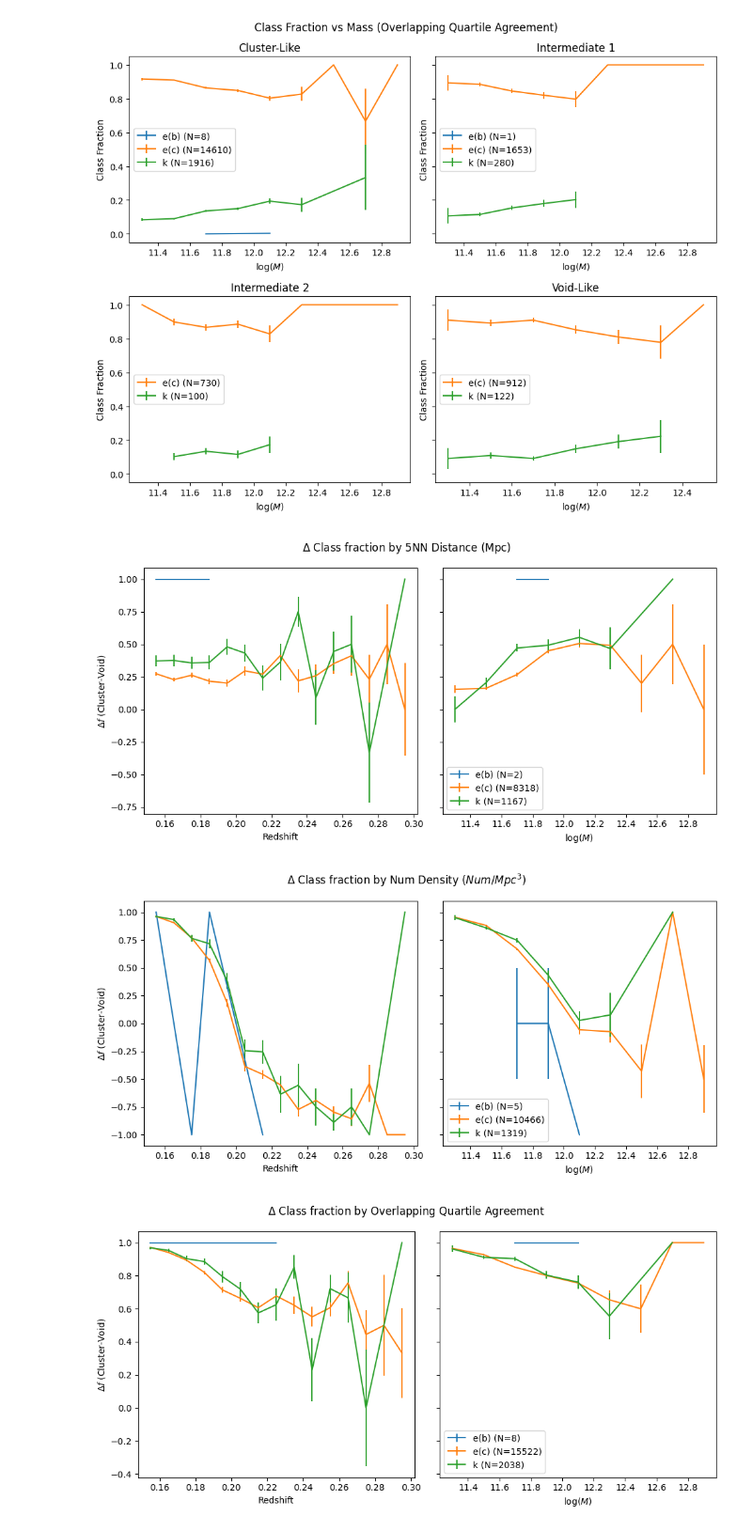
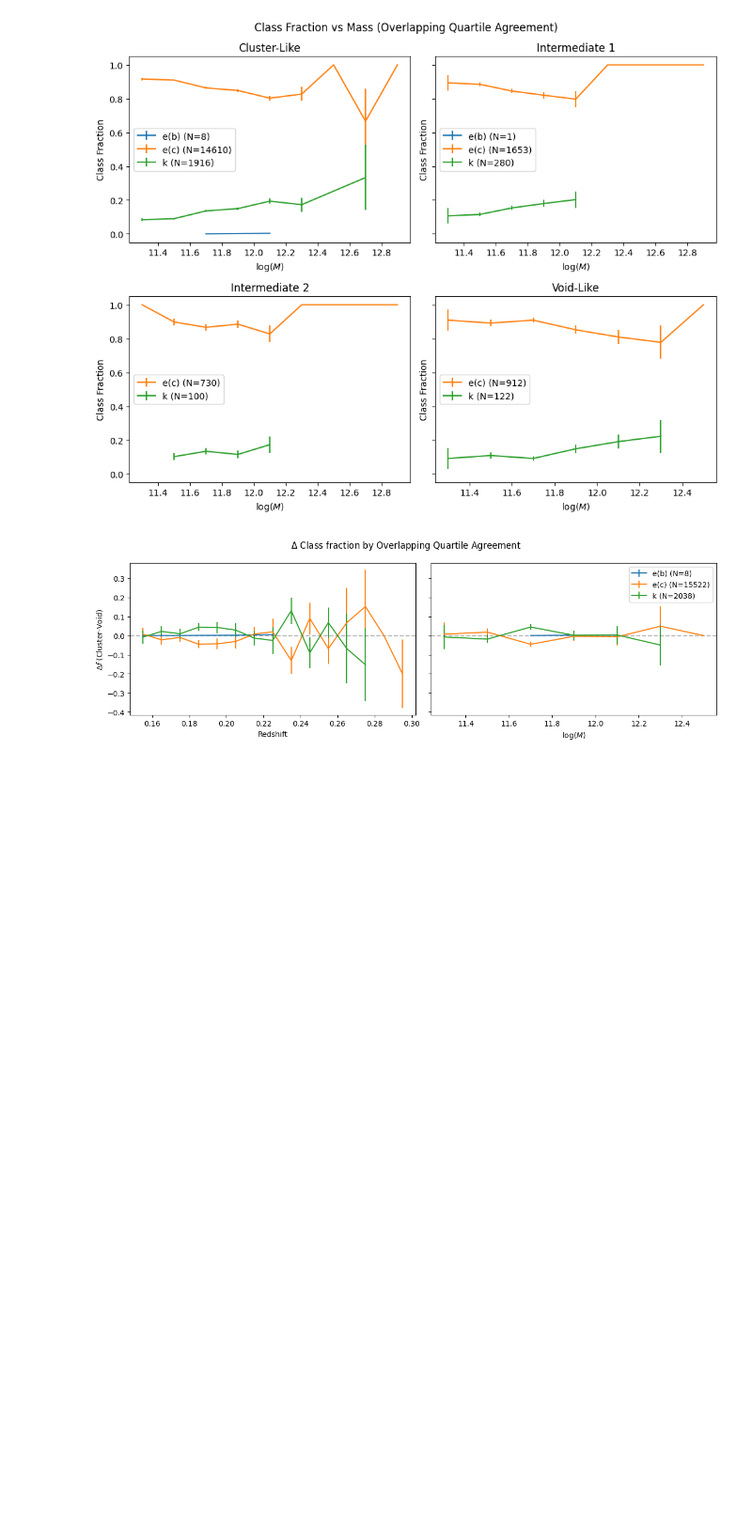
Before and after one commit to maraMaraschino/capstone-project, a Jupyter notebook: Notebooks/analysis_notebook.ipynb, the cells around one changed output. Shown at 94% size. Drawn from its saved outputs; the diff is of its cells as text; code cells hidden in the pictures; blank space fills up the shorter version.

Commit message:
Full analysis run

```diff
--- a/Notebooks/analysis_notebook.ipynb
+++ b/Notebooks/analysis_notebook.ipynb
@@ -818,7 +818,7 @@ def delta_class_frac(analysis_sample, env_type):
     cmap = plt.get_cmap("tab10")
     class_colors = {cls: cmap(i) for i, cls in enumerate(classes)}
 
-    fig, axes = plt.subplots(1, 2, figsize=(10, 5), sharex=False, sharey=True)
+    fig, axes = plt.subplots(1, 2, figsize=(12, 4), sharex=False, sharey=True)
     axes = axes.flatten()
 
     for cls in classes:
@@ -839,13 +839,23 @@ def delta_class_frac(analysis_sample, env_type):
             .reset_index()
         )
 
-        z_counts["N"] = z_counts.groupby(["z_bin"], observed=True)["count"].transform("sum")
+        z_totals = (
+            subset
+            .groupby(["z_bin", env_type], observed=True)
+            .size()
+            .rename("N")
+            .reset_index()
+        )
+
+        z_counts = z_counts.merge(z_totals, on=["z_bin", env_type], how="left")
+
+        #z_counts["N"] = z_counts.groupby(["z_bin", env_type], observed=True)["count"].transform("sum")
         z_counts["fraction"] = z_counts["count"] / z_counts["N"]
         z_counts["sigma_f"] = np.sqrt(z_counts["fraction"] * (1 - z_counts["fraction"]) / z_counts["N"])
 
-        z_pivot = z_counts.pivot(index="z_bin", columns=env_type, values="fraction").fillna(0)
+        z_pivot = z_counts.pivot(index="z_bin", columns=env_type, values="fraction")
         z_pivot["delta_f"] = z_pivot.get("Cluster-Like", 0) - z_pivot.get("Void-Like", 0)
-        z_sigma = z_counts.pivot(index="z_bin", columns=env_type, values="sigma_f").fillna(0)
+        z_sigma = z_counts.pivot(index="z_bin", columns=env_type, values="sigma_f")
         z_sigma["delta_f"] = np.sqrt(z_sigma.get("Cluster-Like", 0)**2 + z_sigma.get("Void-Like", 0)**2)
 
         zx = z_pivot.index.map(lambda x: x.mid)
@@ -874,19 +884,27 @@ def delta_class_frac(analysis_sample, env_type):
             .reset_index()
         )
 
-        mass_counts["N"] = mass_counts.groupby(["mass_bin"], observed=True)["count"].transform("sum")
+        mass_totals = (
+            subset
+            .groupby(["mass_bin", env_type], observed=True)
+            .size()
+            .rename("N")
+            .reset_index()
+        )
+
+        mass_counts = mass_counts.merge(mass_totals, on=["mass_bin", env_type], how="left")
+
         mass_counts["fraction"] = mass_counts["count"] / mass_counts["N"]
         mass_counts["sigma_f"] = np.sqrt(mass_counts["fraction"] * (1 - mass_counts["fraction"]) / mass_counts["N"])
 
-        mass_pivot = mass_counts.pivot(index="mass_bin", columns=env_type, values="fraction").fillna(0)
+        mass_pivot = mass_counts.pivot(index="mass_bin", columns=env_type, values="fraction")
         mass_pivot["delta_f"] = mass_pivot.get("Cluster-Like", 0) - mass_pivot.get("Void-Like", 0)
-        mass_sigma = mass_counts.pivot(index="mass_bin", columns=env_type, values="sigma_f").fillna(0)
+        mass_sigma = mass_counts.pivot(index="mass_bin", columns=env_type, values="sigma_f")
         mass_sigma["delta_f"] = np.sqrt(mass_sigma.get("Cluster-Like", 0)**2 + mass_sigma.get("Void-Like", 0)**2)
 
         massx = mass_pivot.index.map(lambda x: x.mid)
         massy = mass_pivot["delta_f"].values
 
-        #axes[1].plot(massx, massy, label=f"{cls} (N={N_total})", color=class_colors[cls])
         axes[1].errorbar(
             massx,
             massy,
@@ -897,7 +915,9 @@ def delta_class_frac(analysis_sample, env_type):
 
     axes[0].set_xlabel("Redshift")
     axes[0].set_ylabel(fr"$\Delta f$ (Cluster-Void)")
+    axes[0].axhline(0, linestyle='--', color='black', alpha=0.3)
     axes[1].set_xlabel(r"$\log(M)$")
+    axes[1].axhline(0, linestyle='--', color='black', alpha=0.3)
     axes[1].legend()
 
     fig.suptitle(plt_title)
@@ -905,9 +925,6 @@ def delta_class_frac(analysis_sample, env_type):
     plt.savefig(image_name)
     plt.show()
 # %%
-for env in env_list:
-    delta_class_frac(analysis_sample, env)
+delta_class_frac(analysis_sample, "overlap")
 # %% [output]
-[figure, old version]
+[figure, new version]
-[figure, removed]
-[figure, removed]
```
Also changed, not shown: 1 other file.
